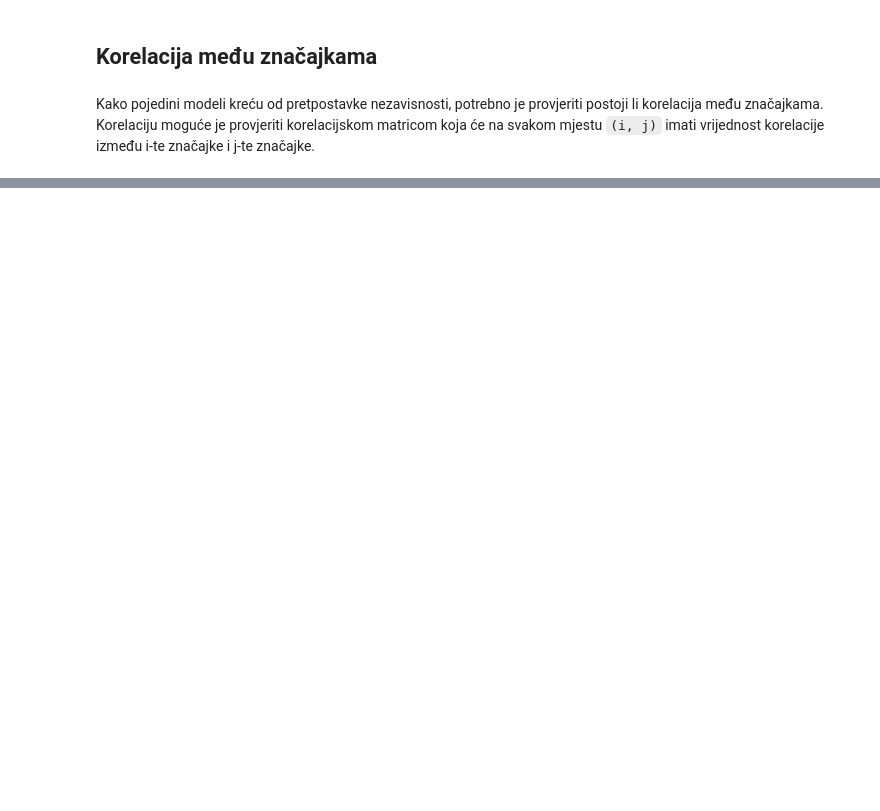
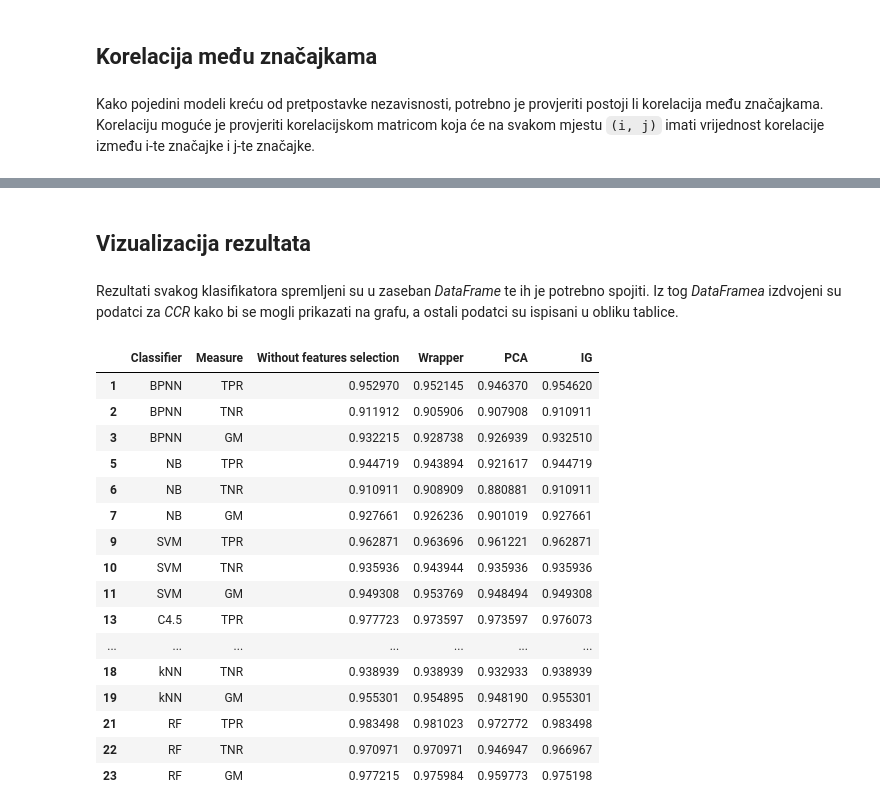
Before and after one commit to ksutalo/UZOP, a Jupyter notebook: Projekt_Karlo_Sutalo.ipynb, the cells around one changed output, grey strips where cells are left out. Cells and saved outputs as stored; diff of their text form; code cells hidden in the pictures; blank space fills up the shorter version.

```diff
--- a/Projekt_Karlo_Sutalo.ipynb
+++ b/Projekt_Karlo_Sutalo.ipynb
@@ -241,0 +317,3 @@ data.drop(columns=['Favicon', 'double_slash_redirecting', 'port'], inplace=True)
+# %%
+pca = PCA(n_components=13).fit(X_train, y_train)
+selectors['PCA'] = pca
@@ -241,0 +672,31 @@ data.drop(columns=['Favicon', 'double_slash_redirecting', 'port'], inplace=True)
+# %%
+knn_results = pd.DataFrame(columns=['Classifier', 'Measure', 'Without features selection', 'Wrapper', 'PCA', 'IG'])
+
+knn = KNeighborsClassifier(n_neighbors=7).fit(X_train, y_train)
+knn_measures = get_measures(knn, X_test, y_test)
+
+
+X_train_knn = selectors['KNeighboursClassifier'].transform(X_train)
+X_test_knn = selectors['KNeighboursClassifier'].transform(X_test)
+
+knn = KNeighborsClassifier(n_neighbors=7).fit(X_train_knn, y_train)
+knn_measures_wrapper = get_measures(knn, X_test_knn, y_test)
+
+
+X_train_knn = selectors['PCA'].transform(X_train)
+X_test_knn = selectors['PCA'].transform(X_test)
+
+knn = KNeighborsClassifier(n_neighbors=7).fit(X_train_knn, y_train)
+knn_measures_pca = get_measures(knn, X_test_knn, y_test)
+
+
+X_train_knn = selectors['IG'].transform(X_train)
+X_test_knn = selectors['IG'].transform(X_test)
+
+knn = KNeighborsClassifier(n_neighbors=7).fit(X_train_knn, y_train)
+knn_measures_ig = get_measures(knn, X_test_knn, y_test)
+
+for i in range(4):
+    knn_results.loc[len(knn_results)] = ['kNN', MEASURES[i], knn_measures[i], knn_measures_wrapper[i], knn_measures_pca[i], knn_measures_ig[i]]
+
+knn_results
@@ -241,0 +709,30 @@ data.drop(columns=['Favicon', 'double_slash_redirecting', 'port'], inplace=True)
+# %% [markdown]
+## Vizualizacija rezultata
+# %% [markdown]
+Rezultati svakog klasifikatora spremljeni su u zaseban *DataFrame* te ih je potrebno spojiti. Iz tog *DataFramea* izdvojeni su podatci za *CCR* kako bi se mogli prikazati na grafu, a ostali podatci su ispisani u obliku tablice.
+# %%
+results = pd.concat([mlpc_results, gaussian_results, svc_results, dtc_results, knn_results, rfc_results,])
+
+results = results.reset_index(drop=True)
+ccr_results = results.loc[results['Measure']=='CCR', ['Classifier', 'Without features selection', 'Wrapper', 'PCA', 'IG']]
+results = results.loc[results['Measure'] != 'CCR', :]
+
+results
+# %% [output]
+|  | Classifier | Measure | Without features selection | Wrapper | PCA | IG |
+| 1 | BPNN | TPR | 0.952970 | 0.952145 | 0.946370 | 0.954620 |
+| 2 | BPNN | TNR | 0.911912 | 0.905906 | 0.907908 | 0.910911 |
+| 3 | BPNN | GM | 0.932215 | 0.928738 | 0.926939 | 0.932510 |
+| 5 | NB | TPR | 0.944719 | 0.943894 | 0.921617 | 0.944719 |
+| 6 | NB | TNR | 0.910911 | 0.908909 | 0.880881 | 0.910911 |
+| 7 | NB | GM | 0.927661 | 0.926236 | 0.901019 | 0.927661 |
+| 9 | SVM | TPR | 0.962871 | 0.963696 | 0.961221 | 0.962871 |
+| 10 | SVM | TNR | 0.935936 | 0.943944 | 0.935936 | 0.935936 |
+| 11 | SVM | GM | 0.949308 | 0.953769 | 0.948494 | 0.949308 |
+| 13 | C4.5 | TPR | 0.977723 | 0.973597 | 0.973597 | 0.976073 |
+| ... | ... | ... | ... | ... | ... | ... |
+| 18 | kNN | TNR | 0.938939 | 0.938939 | 0.932933 | 0.938939 |
+| 19 | kNN | GM | 0.955301 | 0.954895 | 0.948190 | 0.955301 |
+| 21 | RF | TPR | 0.983498 | 0.981023 | 0.972772 | 0.983498 |
+| 22 | RF | TNR | 0.970971 | 0.970971 | 0.946947 | 0.966967 |
+| 23 | RF | GM | 0.977215 | 0.975984 | 0.959773 | 0.975198 |
```
Also changed, not shown: parts of 52 cells of this notebook.
